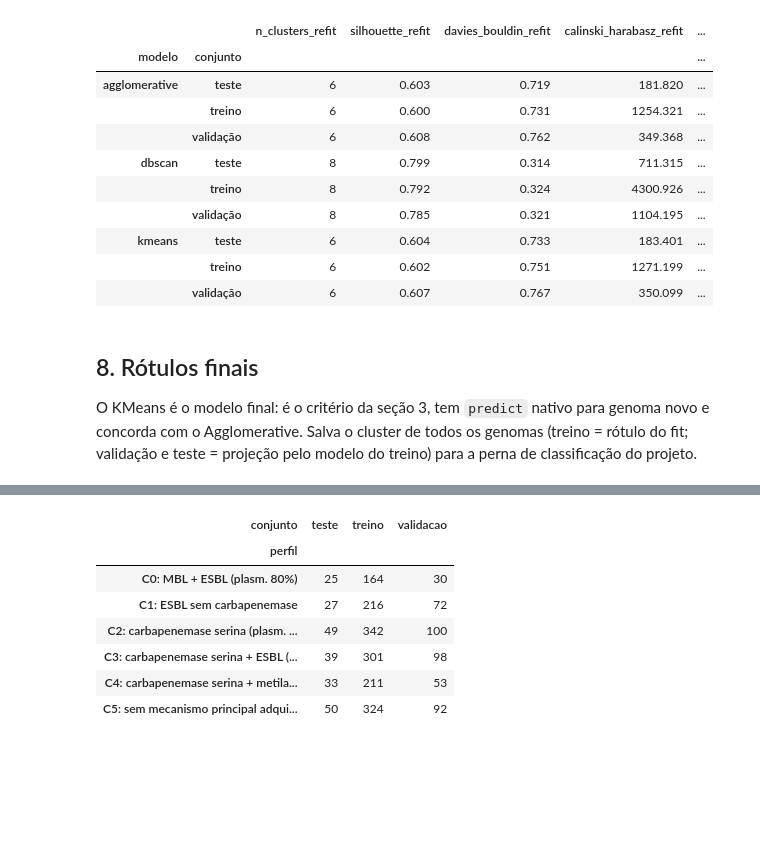
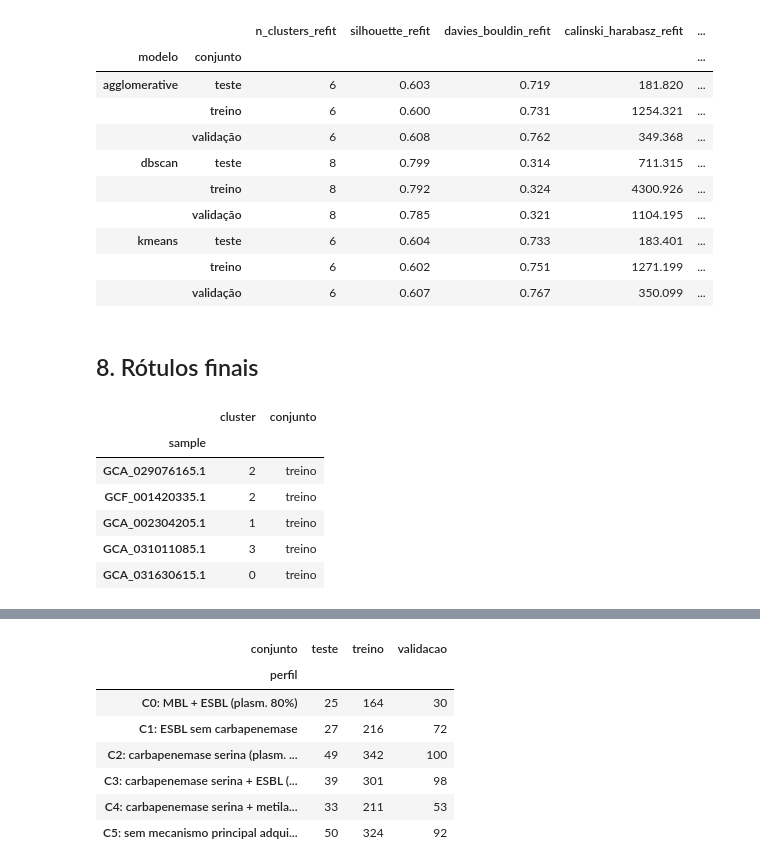
Before and after one commit to Rodrigo-Lusa/ml_isolados_brasileiros, a Jupyter notebook: notebooks/04_clusterizacao_risco.ipynb, the cells around one changed output, grey strips where cells are left out. Cells and saved outputs as stored; diff of their text form; code cells hidden in the pictures; blank space fills up the shorter version.

```diff
--- a/notebooks/04_clusterizacao_risco.ipynb
+++ b/notebooks/04_clusterizacao_risco.ipynb
@@ -526,7 +529,19 @@ resumo
 |  | validação | 6 | 0.607 | 0.767 | 350.099 | ... |
 # %% [markdown]
 ## 8. Rótulos finais
-
-O KMeans é o modelo final: é o critério da seção 3, tem `predict` nativo para genoma novo e concorda
-com o Agglomerative. Salva o cluster de todos os genomas (treino = rótulo do fit; validação e teste
-= projeção pelo modelo do treino) para a perna de classificação do projeto.
+# %%
+rotulos = pd.concat([
+    pd.DataFrame({"cluster": lab_km, "conjunto": "treino"}, index=df_train.index),
+    pd.DataFrame({"cluster": lab_valid_km, "conjunto": "validacao"}, index=df_valid.index),
+    pd.DataFrame({"cluster": projetar("kmeans", X_test), "conjunto": "teste"}, index=df_test.index),
+])
+
+rotulos.head()
+# %% [output]
+|  | cluster | conjunto |
+| sample |  |  |
+| GCA_029076165.1 | 2 | treino |
+| GCF_001420335.1 | 2 | treino |
+| GCA_002304205.1 | 1 | treino |
+| GCA_031011085.1 | 3 | treino |
+| GCA_031630615.1 | 0 | treino |
```
Also changed, not shown: parts of 16 cells of this notebook, 1 other file.
